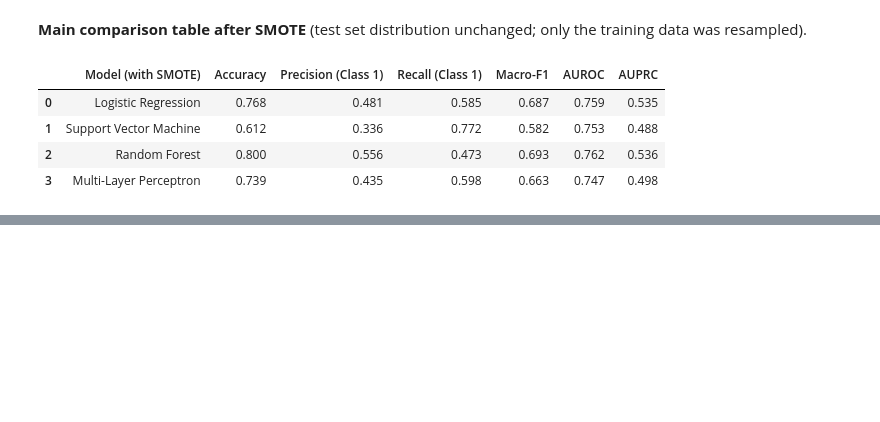
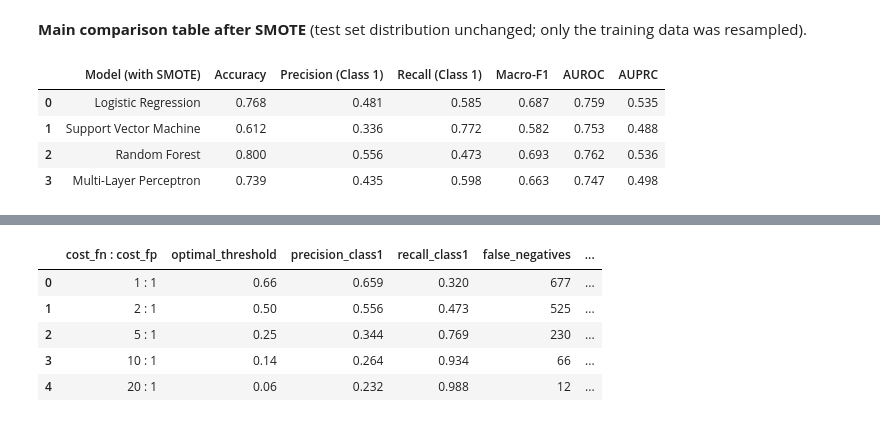
Before and after one commit to alexchu14/credit-default-prediction, a Jupyter notebook: notebooks/baseline.ipynb, the cells around one changed output, grey strips where cells are left out. Drawn from its saved outputs; the diff is of its cells as text; code cells hidden in the pictures; blank space fills up the shorter version.

```diff
--- a/notebooks/baseline.ipynb
+++ b/notebooks/baseline.ipynb
@@ -189,0 +220,15 @@ metrics_table_smote
+# %%
+from src.cost_analysis import cost_sensitivity_analysis
+
+cost_sensitivity_analysis(
+    baseline["y_val"], y_val_prob,
+    baseline["y_test"], y_test_prob,
+    cost_ratios=(1.0, 2.0, 5.0, 10.0, 20.0),
+)
+# %% [output]
+|  | cost_fn : cost_fp | optimal_threshold | precision_class1 | recall_class1 | false_negatives | ... |
+| 0 | 1 : 1 | 0.66 | 0.659 | 0.320 | 677 | ... |
+| 1 | 2 : 1 | 0.50 | 0.556 | 0.473 | 525 | ... |
+| 2 | 5 : 1 | 0.25 | 0.344 | 0.769 | 230 | ... |
+| 3 | 10 : 1 | 0.14 | 0.264 | 0.934 | 66 | ... |
+| 4 | 20 : 1 | 0.06 | 0.232 | 0.988 | 12 | ... |
```
Also changed, not shown: parts of 4 cells of this notebook, 2 other files.
